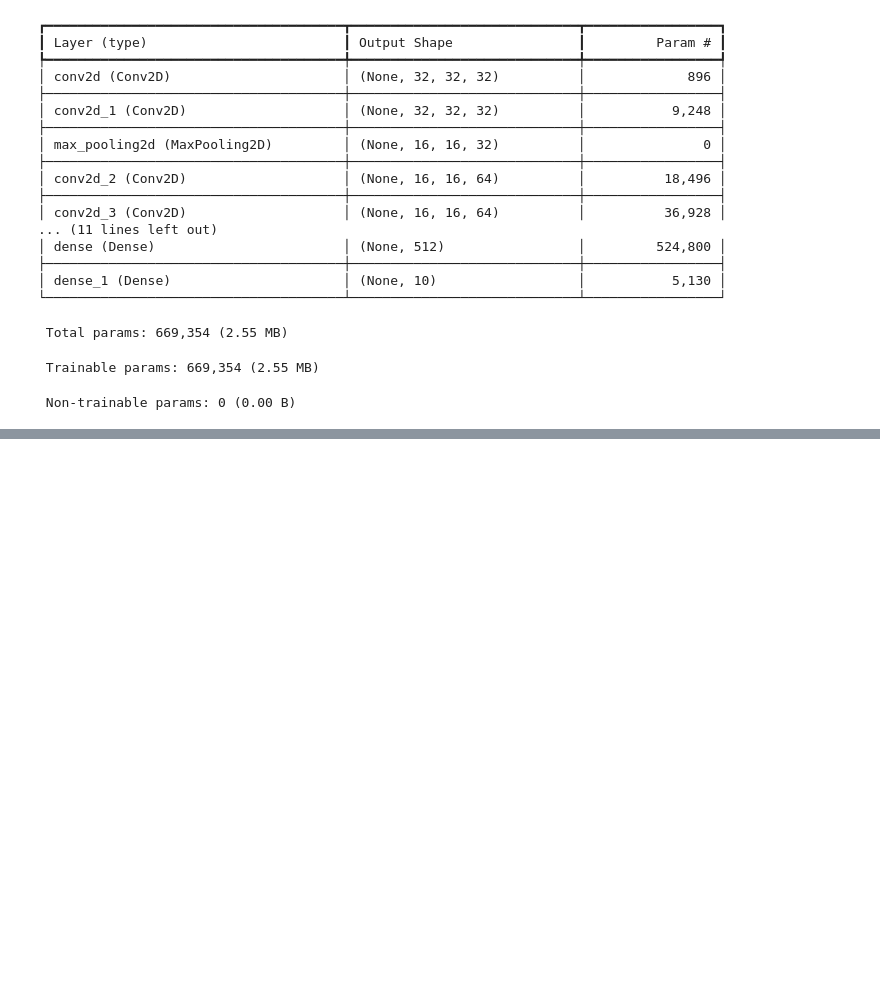
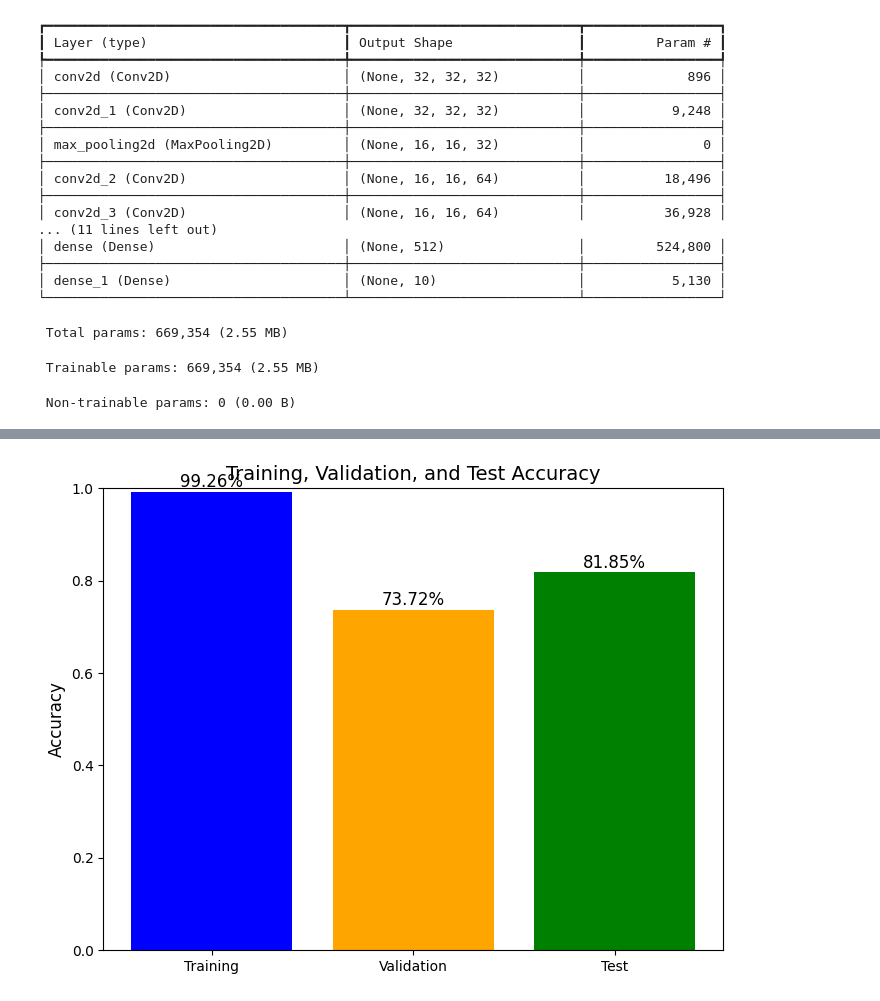
Before and after one commit to solvedbrunus/AB-Image-Classification, a Jupyter notebook: mainCIFAR10.ipynb, the cells around one changed output, grey strips where cells are left out. Drawn from its saved outputs; the diff is of its cells as text; code cells hidden in the pictures; blank space fills up the shorter version.

```diff
--- a/mainCIFAR10.ipynb
+++ b/mainCIFAR10.ipynb
@@ -459,0 +456,3 @@ Test accuracy:  0.8101999759674072
+# %%
+train_loss, train_accuracy = model.evaluate(X_train, y_train)
+valid_loss, valid_accuracy = model.evaluate(X_valid, y_valid)
@@ -459,0 +462,25 @@ Test accuracy:  0.8101999759674072
+# %%
+import matplotlib.pyplot as plt
+
+# Labels for the bar chart
+labels = ['Training', 'Validation', 'Test']
+# Accuracy values
+accuracies = [train_accuracy, valid_accuracy, test_accuracy]
+
+# Create the bar chart
+plt.figure(figsize=(8, 6))
+plt.bar(labels, accuracies, color=['blue', 'orange', 'green'])
+
+# Add title and labels
+plt.title('Training, Validation, and Test Accuracy', fontsize=14)
+plt.ylabel('Accuracy', fontsize=12)
+plt.ylim([0, 1])  # Set y-axis from 0 to 1 (for percentages)
+
+# Add accuracy values on top of the bars
+for i, acc in enumerate(accuracies):
+    plt.text(i, acc + 0.01, f'{acc:.2%}', ha='center', fontsize=12)
+
+# Show the plot
+plt.show()
+# %% [output]
+[figure, added]
```
Also changed, not shown: parts of 9 cells of this notebook.
